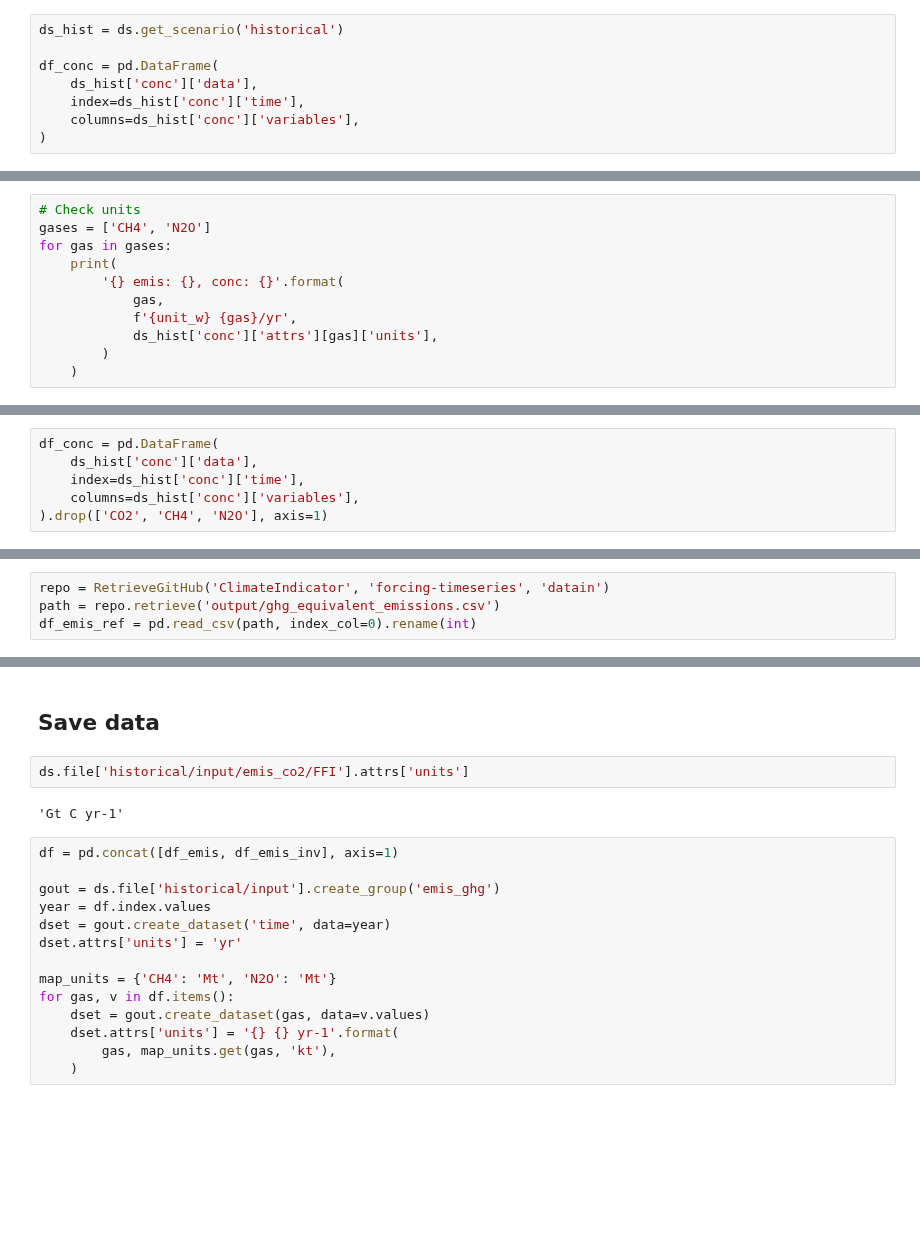
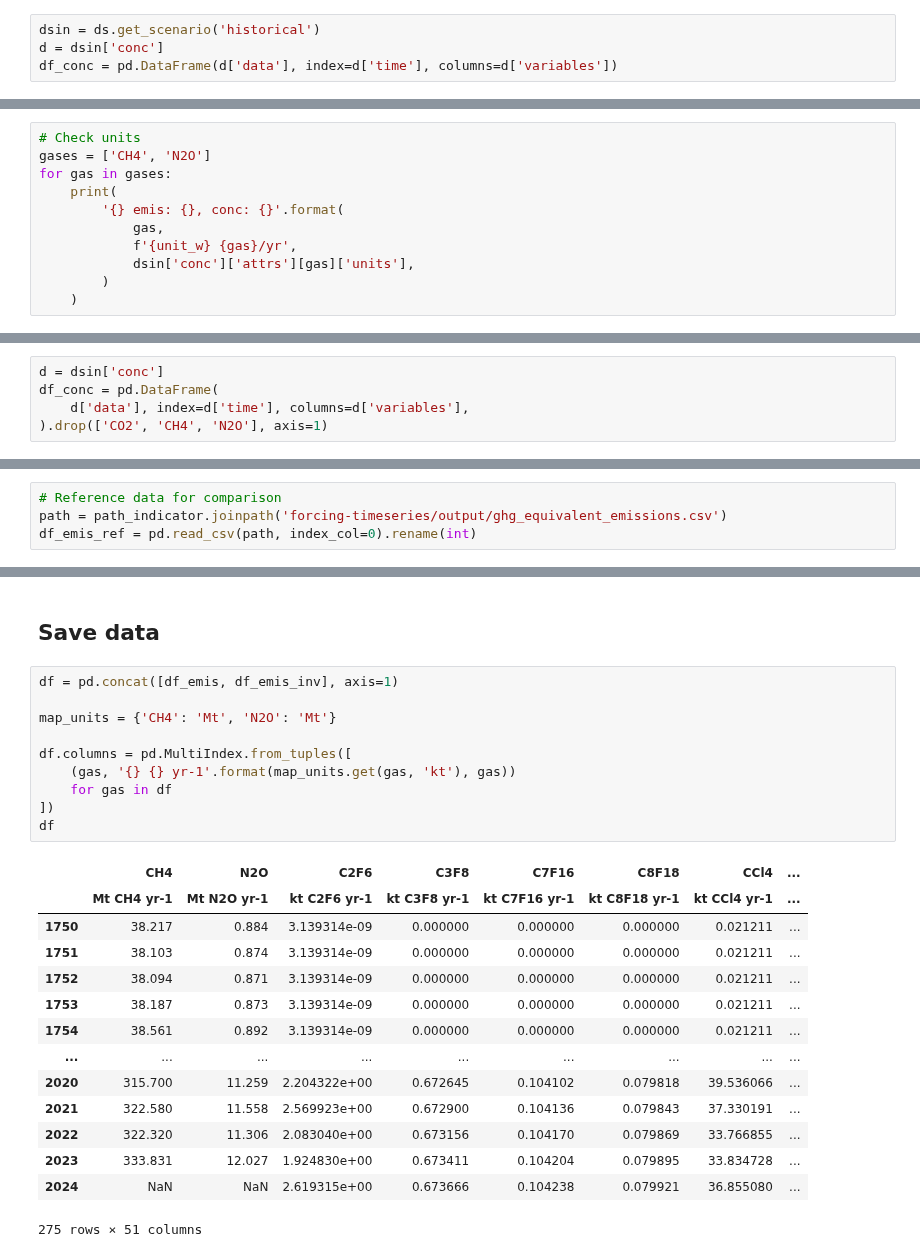
Before and after one commit to tsutsui1872/mce, a Jupyter notebook: notebook/mk_inv_emissions.ipynb, the cells around one changed output, grey strips where cells are left out. Drawn from its saved outputs; the diff is of its cells as text; blank space fills up the shorter version.

```diff
--- a/notebook/mk_inv_emissions.ipynb
+++ b/notebook/mk_inv_emissions.ipynb
@@ -163,13 +161,9 @@ list(ds.file['historical/input'])
 # %% [output]
 ['conc', 'emis_co2', 'emis_slcf', 'erf_other']
 # %%
-ds_hist = ds.get_scenario('historical')
-
-df_conc = pd.DataFrame(
-    ds_hist['conc']['data'],
-    index=ds_hist['conc']['time'],
-    columns=ds_hist['conc']['variables'],
-)
+dsin = ds.get_scenario('historical')
+d = dsin['conc']
+df_conc = pd.DataFrame(d['data'], index=d['time'], columns=d['variables'])
 # %%
 df_conc.shape, df_emis.shape
 # %% [output]
@@ -191,7 +185,7 @@ for gas in gases:
         '{} emis: {}, conc: {}'.format(
             gas,
             f'{unit_w} {gas}/yr',
-            ds_hist['conc']['attrs'][gas]['units'],
+            dsin['conc']['attrs'][gas]['units'],
         )
     )
 # %% [output]
@@ -274,10 +268,9 @@ df_emis_natural
 # %% [markdown]
 ## Inverted emissions of halogens
 # %%
+d = dsin['conc']
 df_conc = pd.DataFrame(
-    ds_hist['conc']['data'],
-    index=ds_hist['conc']['time'],
-    columns=ds_hist['conc']['variables'],
+    d['data'], index=d['time'], columns=d['variables'],
 ).drop(['CO2', 'CH4', 'N2O'], axis=1)
 # %%
 df_conc
@@ -341,6 +331,6 @@ df_emis_inv
 | 2024 | 2.619315e+00 | 0.673666 | 0.104238 | 0.079921 | 36.855080 | 16.957866 | 44.341847 | 0.226264 | 0.079701 | 4.317215 | ... | ... |
 275 rows × 49 columns
 # %%
-repo = RetrieveGitHub('ClimateIndicator', 'forcing-timeseries', 'datain')
-path = repo.retrieve('output/ghg_equivalent_emissions.csv')
+# Reference data for comparison
+path = path_indicator.joinpath('forcing-timeseries/output/ghg_equivalent_emissions.csv')
 df_emis_ref = pd.read_csv(path, index_col=0).rename(int)
@@ -406,21 +395,28 @@ for ax, gas in zip(myplt(), gases):
 [figure]
 # %% [markdown]
 ## Save data
-# %%
-ds.file['historical/input/emis_co2/FFI'].attrs['units']
-# %% [output]
-'Gt C yr-1'
 # %%
 df = pd.concat([df_emis, df_emis_inv], axis=1)
 
-gout = ds.file['historical/input'].create_group('emis_ghg')
-year = df.index.values
-dset = gout.create_dataset('time', data=year)
-dset.attrs['units'] = 'yr'
+map_units = {'CH4': 'Mt', 'N2O': 'Mt'}
 
-map_units = {'CH4': 'Mt', 'N2O': 'Mt'}
-for gas, v in df.items():
-    dset = gout.create_dataset(gas, data=v.values)
-    dset.attrs['units'] = '{} {} yr-1'.format(
-        gas, map_units.get(gas, 'kt'),
-    )
+df.columns = pd.MultiIndex.from_tuples([
+    (gas, '{} {} yr-1'.format(map_units.get(gas, 'kt'), gas))
+    for gas in df
+])
+df
+# %% [output]
+|  | CH4 | N2O | C2F6 | C3F8 | C7F16 | C8F18 | CCl4 | ... |
+|  | Mt CH4 yr-1 | Mt N2O yr-1 | kt C2F6 yr-1 | kt C3F8 yr-1 | kt C7F16 yr-1 | kt C8F18 yr-1 | kt CCl4 yr-1 | ... |
+| 1750 | 38.217 | 0.884 | 3.139314e-09 | 0.000000 | 0.000000 | 0.000000 | 0.021211 | ... |
+| 1751 | 38.103 | 0.874 | 3.139314e-09 | 0.000000 | 0.000000 | 0.000000 | 0.021211 | ... |
+| 1752 | 38.094 | 0.871 | 3.139314e-09 | 0.000000 | 0.000000 | 0.000000 | 0.021211 | ... |
+| 1753 | 38.187 | 0.873 | 3.139314e-09 | 0.000000 | 0.000000 | 0.000000 | 0.021211 | ... |
+| 1754 | 38.561 | 0.892 | 3.139314e-09 | 0.000000 | 0.000000 | 0.000000 | 0.021211 | ... |
+| ... | ... | ... | ... | ... | ... | ... | ... | ... |
+| 2020 | 315.700 | 11.259 | 2.204322e+00 | 0.672645 | 0.104102 | 0.079818 | 39.536066 | ... |
+| 2021 | 322.580 | 11.558 | 2.569923e+00 | 0.672900 | 0.104136 | 0.079843 | 37.330191 | ... |
+| 2022 | 322.320 | 11.306 | 2.083040e+00 | 0.673156 | 0.104170 | 0.079869 | 33.766855 | ... |
+| 2023 | 333.831 | 12.027 | 1.924830e+00 | 0.673411 | 0.104204 | 0.079895 | 33.834728 | ... |
+| 2024 | NaN | NaN | 2.619315e+00 | 0.673666 | 0.104238 | 0.079921 | 36.855080 | ... |
+275 rows × 51 columns
```
Also changed, not shown: parts of 17 cells of this notebook, 2 other files.
